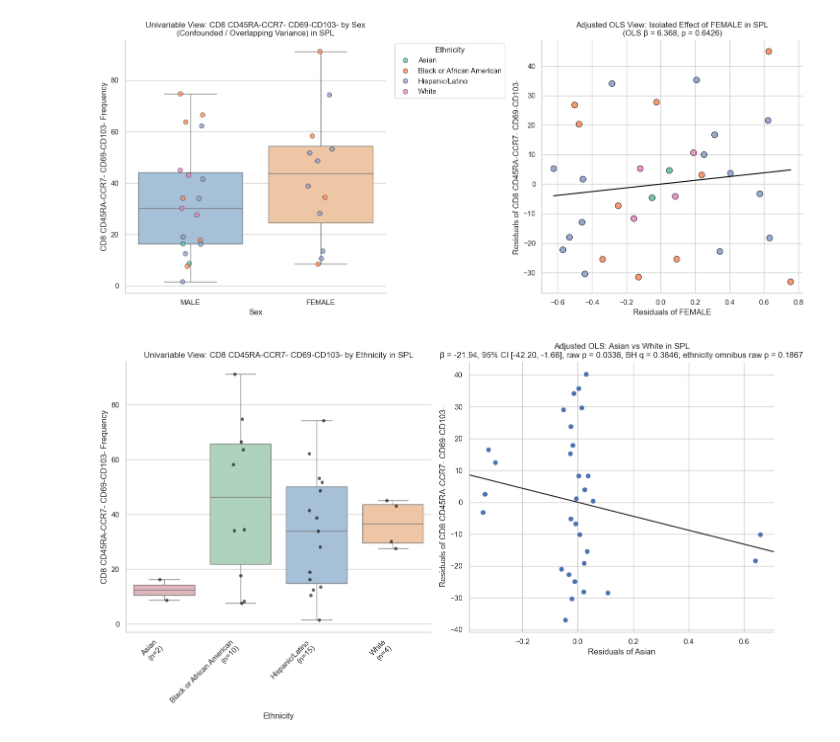
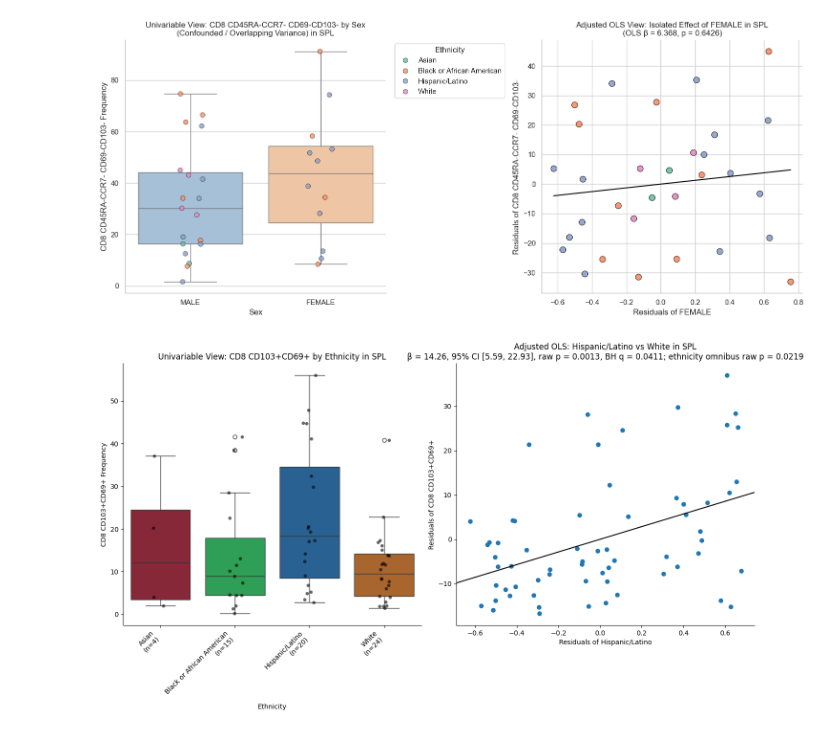
Before and after one commit to derekmesp/Donor-Integrative-Analysis, a Jupyter notebook: analysis_script.ipynb, the cells around one changed output. Saved outputs shown, nothing was run; the diff lists cells and outputs as text; code cells hidden in the pictures.

```diff
--- a/analysis_script.ipynb
+++ b/analysis_script.ipynb
@@ -107,19 +113,19 @@ visualize_ols_vs_mann_whitney_colored(
 [figure]
 # %%
 from src.pipeline import visualize_ols_vs_mann_whitney
-target_variable = "C(Ethnicity, Treatment(reference='White'))[T.Asian]"
+target_variable = "C(Ethnicity, Treatment(reference='White'))[T.Hispanic/Latino]"
 target_q = summary_stats_df.loc[
-    (summary_stats_df["Subset"] == "CD8 CD45RA-CCR7- CD69-CD103-") &
+    (summary_stats_df["Subset"] == "CD8 CD103+CD69+") &
     (summary_stats_df["Tissue"] == "SPL") &
-    (summary_stats_df["Demographic_Variable"] == "Ethnicity: Asian"),
+    (summary_stats_df["Demographic_Variable"] == "Ethnicity: Hispanic/Latino"),
     "p_value_FDR"
 ]
 visualize_ols_vs_mann_whitney(
     df=df,
-    population_name="CD8 CD45RA-CCR7- CD69-CD103-",
+    population_name="CD8 CD103+CD69+",
     tissue="SPL",
     target_variable=target_variable,
     adjusted_p_value=target_q.iloc[0] if not target_q.empty else None,
 )
 # %% [output]
-[figure, old version]
+[figure, new version]
```
Also changed, not shown: parts of 5 cells of this notebook, 1 other file.
